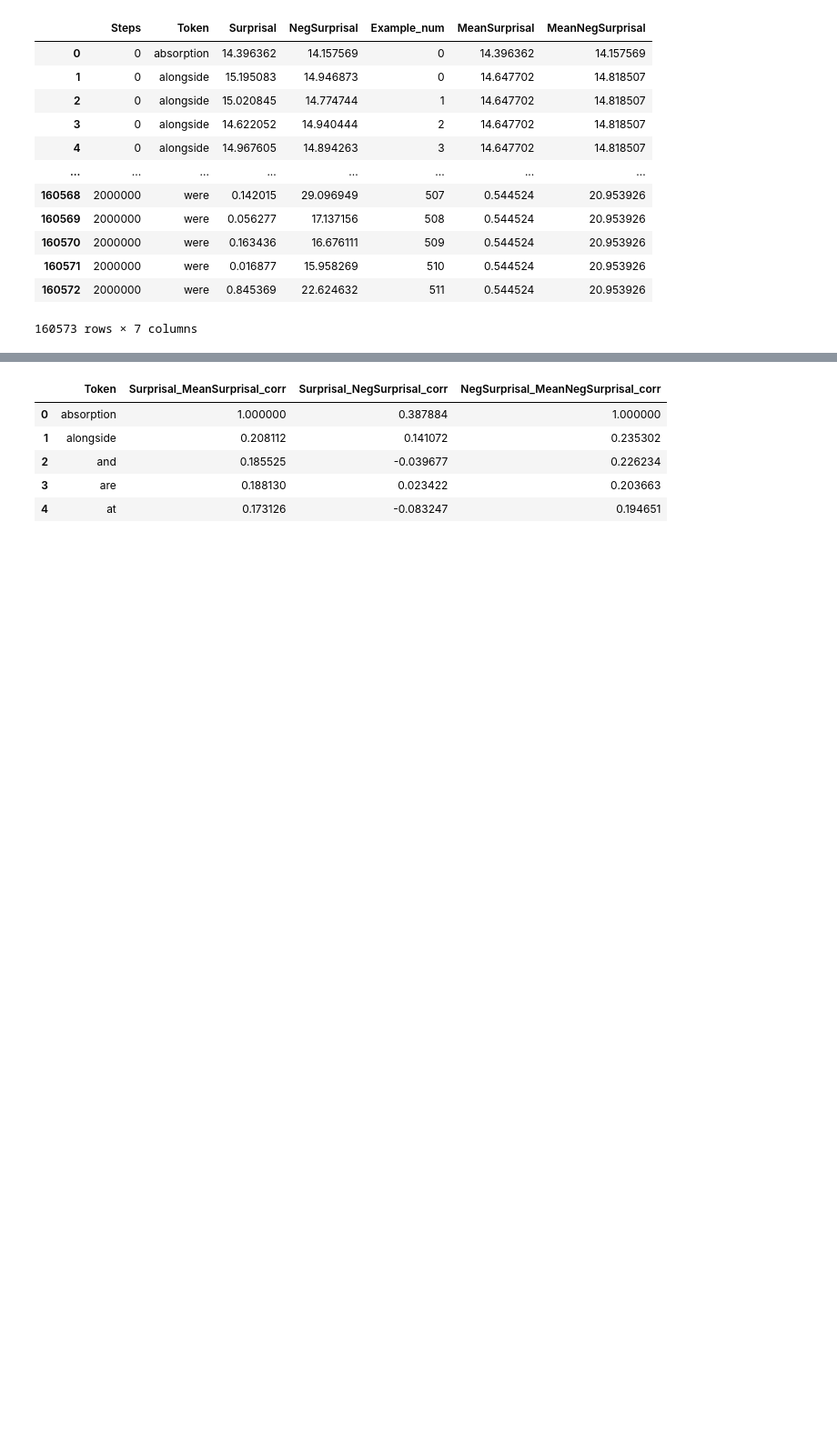
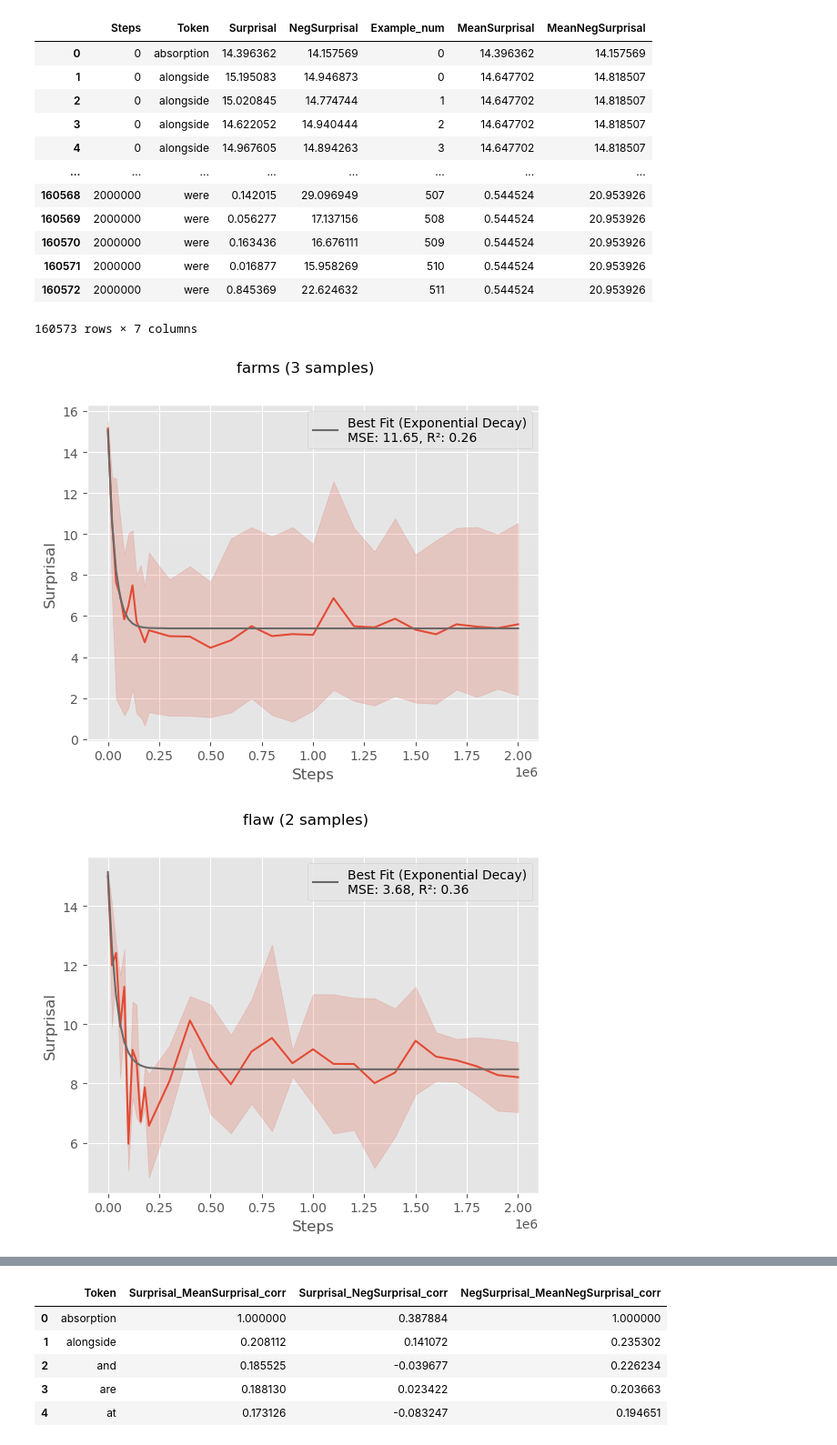
Before and after one commit to NazaninShafiabadi/NeuralLMs, a Jupyter notebook: src/sample_analysis.ipynb, the cells around one changed output, grey strips where cells are left out. Shown at 91% size. Cells and saved outputs as stored; diff of their text form; code cells hidden in the pictures; blank space fills up the shorter version.

```diff
--- a/src/sample_analysis.ipynb
+++ b/src/sample_analysis.ipynb
@@ -60,3 +64,11 @@ sample40_indiv_surprisals
 | 160571 | 2000000 | were | 0.016877 | 15.958269 | 510 | 0.544524 | 20.953926 |
 | 160572 | 2000000 | were | 0.845369 | 22.624632 | 511 | 0.544524 | 20.953926 |
 160573 rows × 7 columns
+# %%
+sample = sample40_indiv_surprisals.Token.drop_duplicates().sample(3)
+sample = ['farms', 'flaw', 'absorption']
+corr_plot(sample, sample40_indiv_surprisals, first_step=False, fit_curve=True)
+plot_surprisals(sample, sample40_indiv_surprisals, neg_samples=True, first_step=False, fit_curve=True)
+# %% [output]
+[figure, added]
+[figure, added]
```
Also changed, not shown: parts of 3 cells of this notebook, 2 other files.
